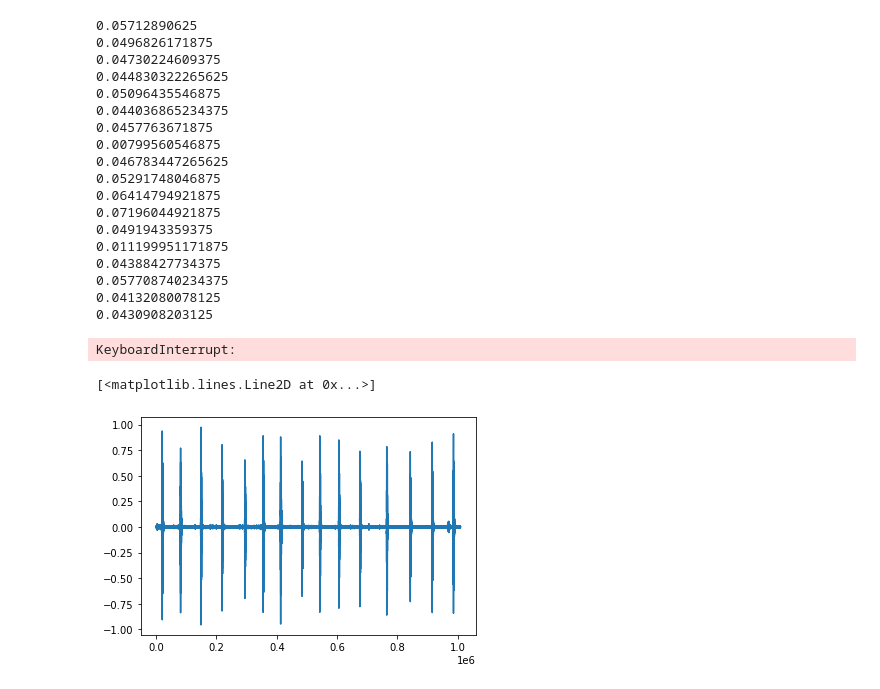
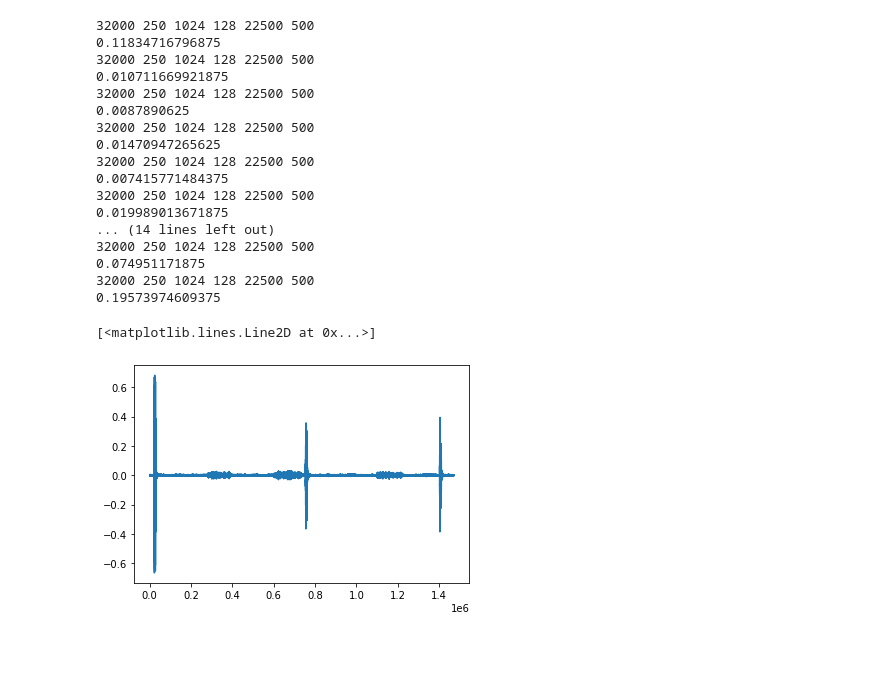
Before and after one commit to dtonderski/TIF360ML-project, a Jupyter notebook: test.ipynb, the cells around one changed output. Saved outputs shown, nothing was run; the diff lists cells and outputs as text; code cells hidden in the pictures; blank space fills up the shorter version.

Commit message:
Created notebook for parsing data into spectograms

```diff
--- a/test.ipynb
+++ b/test.ipynb
@@ -53,6 +53,7 @@ def melspec(sig, rate, shape=(128, 256), fmin=500, fmax=15000, normalize=True, p
         sig = np.append(sig[0], sig[1:] - preemphasis * sig[:-1])
 
     # Librosa mel-spectrum
+    print(SAMPLE_RATE, HOP_LEN, N_FFT, N_MELS, FMAX, FMIN)
     melspec = librosa.feature.melspectrogram(y=sig, sr=SAMPLE_RATE, hop_length=HOP_LEN, n_fft=N_FFT, n_mels=N_MELS, fmax=FMAX, fmin=FMIN, power=1.0)
 
     # Convert power spec to dB scale (compute dB relative to peak power)
@@ -139,10 +140,10 @@ def specsFromFile(path, rate, seconds, overlap, minlen, shape, start=-1, end=-1,
 if __name__ == '__main__':
 
 
-    for spec in specsFromFile('./data/birdclef-2021/train_short_audio/acafly/XC6671.ogg',
+    for spec in specsFromFile('./data/birdclef-2021/train_short_audio/acafly/XC254311.ogg',
                               rate=32000,
                               seconds=2,
-                              overlap=1,
+                              overlap=0,
                               minlen=1,
                               shape=(128, 256),
                               fmin=500,
@@ -157,34 +158,32 @@ if __name__ == '__main__':
         cv2.imshow('SPEC', spec)
         cv2.waitKey(-1)
 # %% [output]
-0.05712890625
-0.0496826171875
-0.04730224609375
-0.044830322265625
-0.05096435546875
-0.044036865234375
-0.0457763671875
-0.00799560546875
-0.046783447265625
-0.05291748046875
-0.06414794921875
-0.07196044921875
-0.0491943359375
-0.011199951171875
-0.04388427734375
-0.057708740234375
-0.04132080078125
-0.0430908203125
+32000 250 1024 128 22500 500
+0.11834716796875
+32000 250 1024 128 22500 500
+0.010711669921875
+32000 250 1024 128 22500 500
+0.0087890625
+32000 250 1024 128 22500 500
+0.01470947265625
+32000 250 1024 128 22500 500
+0.007415771484375
+32000 250 1024 128 22500 500
+0.019989013671875
+... (14 lines left out)
+32000 250 1024 128 22500 500
+0.074951171875
+32000 250 1024 128 22500 500
+0.19573974609375
-KeyboardInterrupt:
 # %%
 cv2.destroyAllWindows()
 # %%
 from matplotlib import pyplot as plt
-audio_path = './data/birdclef-2021/train_short_audio/acafly/XC6671.ogg'
+audio_path = './data/birdclef-2021/train_short_audio/acafly/XC316116.ogg'
 sig, rate = librosa.load(audio_path, sr=None, offset=None, duration=None)
 plt.plot(sig)
 # %% [output]
 [<matplotlib.lines.Line2D at 0x...>]
-[figure, old version]
+[figure, new version]
 # %%
 a = np.array([[[1,2], [1,2]],[[1,2],[1,2]]])
```
Also changed, not shown: parts of 3 cells of this notebook, 2 other files.
